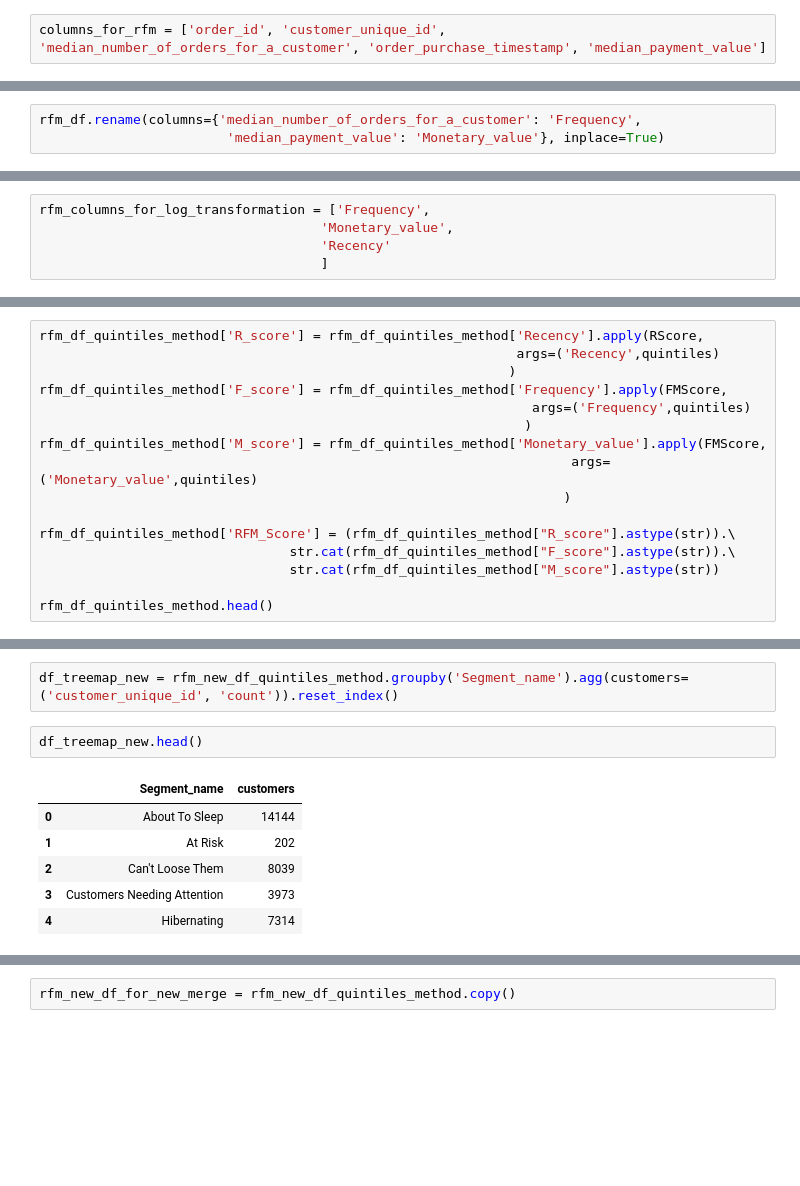
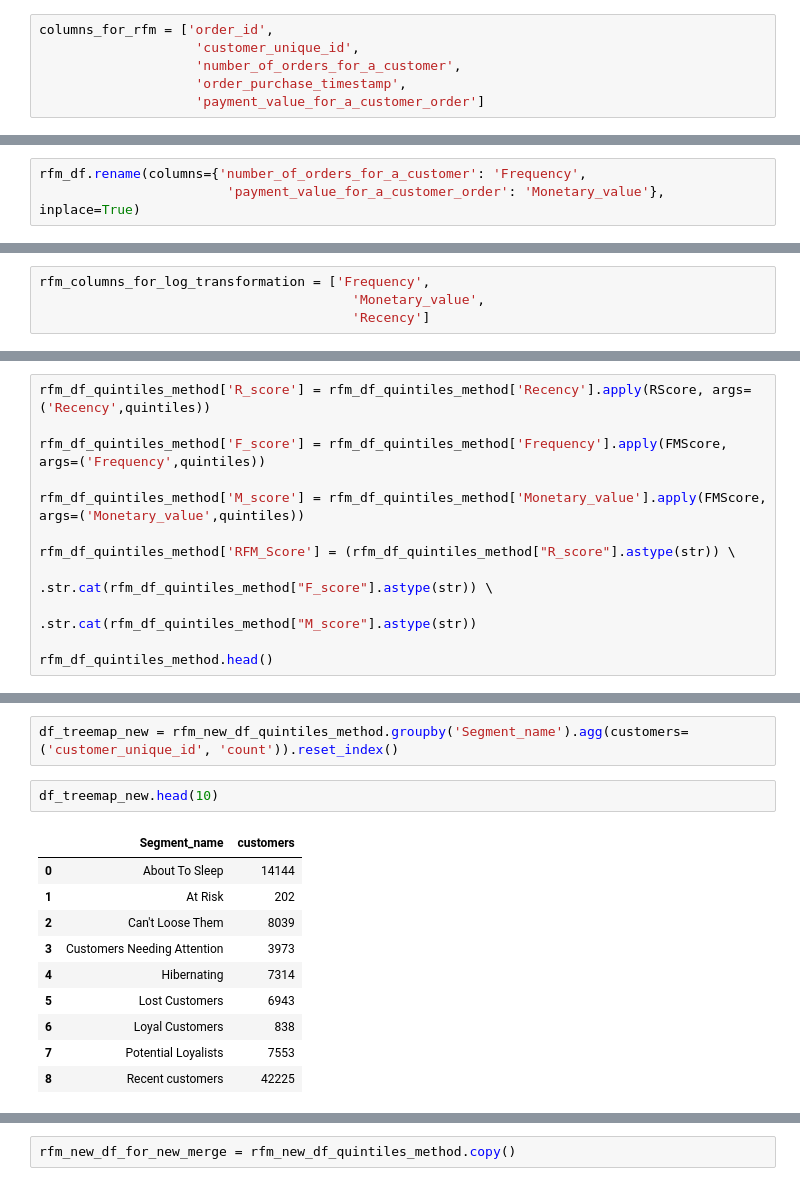
Before and after one commit to MariaDBPerez/clients_segmentation, a Jupyter notebook: project_5_RFM_segmentation.ipynb, the cells around one changed output, grey strips where cells are left out. Drawn from its saved outputs; the diff is of its cells as text; blank space fills up the shorter version.

```diff
--- a/project_5_RFM_segmentation.ipynb
+++ b/project_5_RFM_segmentation.ipynb
@@ -46,6 +46,10 @@ rfm_df =  new_df_for_segmentation_analysis.copy()
 # %% [markdown]
 We already have the Frequence, which is the variable 'number_of_orders_for_a_customer'. Now we will compute the number of days that have past from a customer's last order placement. The monetary value is given by the variable 'payment_value'.
 # %%
-columns_for_rfm = ['order_id', 'customer_unique_id', 'median_number_of_orders_for_a_customer', 'order_purchase_timestamp', 'median_payment_value']
+columns_for_rfm = ['order_id',
+                    'customer_unique_id',
+                    'number_of_orders_for_a_customer',
+                    'order_purchase_timestamp',
+                    'payment_value_for_a_customer_order']
 # %%
 rfm_df = rfm_df[columns_for_rfm]
@@ -63,7 +67,7 @@ rfm_df.head()
 | 3 | 41272756ecddd9a9ed0180413cc22fb6 | 0000f6ccb0745a6a4b88665a16c9f078 | 1.0 | 2017-10-12 | 43.62 | ... |
 | 4 | d957021f1127559cd947b62533f484f7 | 0004aac84e0df4da2b147fca70cf8255 | 1.0 | 2017-11-14 | 196.89 | ... |
 # %%
-rfm_df.rename(columns={'median_number_of_orders_for_a_customer': 'Frequency',
-                        'median_payment_value': 'Monetary_value'}, inplace=True)
+rfm_df.rename(columns={'number_of_orders_for_a_customer': 'Frequency',
+                        'payment_value_for_a_customer_order': 'Monetary_value'}, inplace=True)
 # %%
 rfm_df = rfm_df.drop(columns=['order_id', 'order_purchase_timestamp'])
@@ -231,9 +247,8 @@ rfm_df_quintiles_method.head()
 #### Log-transform of the data to treat skewness
 # %%
 rfm_columns_for_log_transformation = ['Frequency',
-                                    'Monetary_value',
-                                    'Recency'
-                                    ]
+                                        'Monetary_value',
+                                        'Recency']
 # %%
 for col in rfm_df_quintiles_method.columns:
     if col in rfm_columns_for_log_transformation:
@@ -323,19 +340,15 @@ def FMScore(x,p,d):
 # %% [markdown]
 We will create a dataframe with the RFM score.
 # %%
-rfm_df_quintiles_method['R_score'] = rfm_df_quintiles_method['Recency'].apply(RScore,
-                                                             args=('Recency',quintiles)
-                                                            )
-rfm_df_quintiles_method['F_score'] = rfm_df_quintiles_method['Frequency'].apply(FMScore,
-                                                               args=('Frequency',quintiles)
-                                                              )
-rfm_df_quintiles_method['M_score'] = rfm_df_quintiles_method['Monetary_value'].apply(FMScore,
-                                                                    args=('Monetary_value',quintiles)
-                                                                   )
+rfm_df_quintiles_method['R_score'] = rfm_df_quintiles_method['Recency'].apply(RScore, args=('Recency',quintiles))
 
-rfm_df_quintiles_method['RFM_Score'] = (rfm_df_quintiles_method["R_score"].astype(str)).\
-                                str.cat(rfm_df_quintiles_method["F_score"].astype(str)).\
-                                str.cat(rfm_df_quintiles_method["M_score"].astype(str))
+rfm_df_quintiles_method['F_score'] = rfm_df_quintiles_method['Frequency'].apply(FMScore, args=('Frequency',quintiles))
+
+rfm_df_quintiles_method['M_score'] = rfm_df_quintiles_method['Monetary_value'].apply(FMScore, args=('Monetary_value',quintiles))
+
+rfm_df_quintiles_method['RFM_Score'] = (rfm_df_quintiles_method["R_score"].astype(str)) \
+                                        .str.cat(rfm_df_quintiles_method["F_score"].astype(str)) \
+                                        .str.cat(rfm_df_quintiles_method["M_score"].astype(str))
 
 rfm_df_quintiles_method.head()
 # %% [output]
@@ -440,14 +458,18 @@ sns.countplot(y="Segment_name", data=rfm_new_df_quintiles_method, color="blue")
 # %%
 df_treemap_new = rfm_new_df_quintiles_method.groupby('Segment_name').agg(customers=('customer_unique_id', 'count')).reset_index()
 # %%
-df_treemap_new.head()
+df_treemap_new.head(10)
 # %% [output]
 |  | Segment_name | customers |
 | 0 | About To Sleep | 14144 |
 | 1 | At Risk | 202 |
 | 2 | Can't Loose Them | 8039 |
 | 3 | Customers Needing Attention | 3973 |
 | 4 | Hibernating | 7314 |
+| 5 | Lost Customers | 6943 |
+| 6 | Loyal Customers | 838 |
+| 7 | Potential Loyalists | 7553 |
+| 8 | Recent customers | 42225 |
 # %%
 import squarify
 fig, ax = plt.subplots(1, figsize = (10,7))
```
Also changed, not shown: parts of 18 cells of this notebook, 1 other file.
